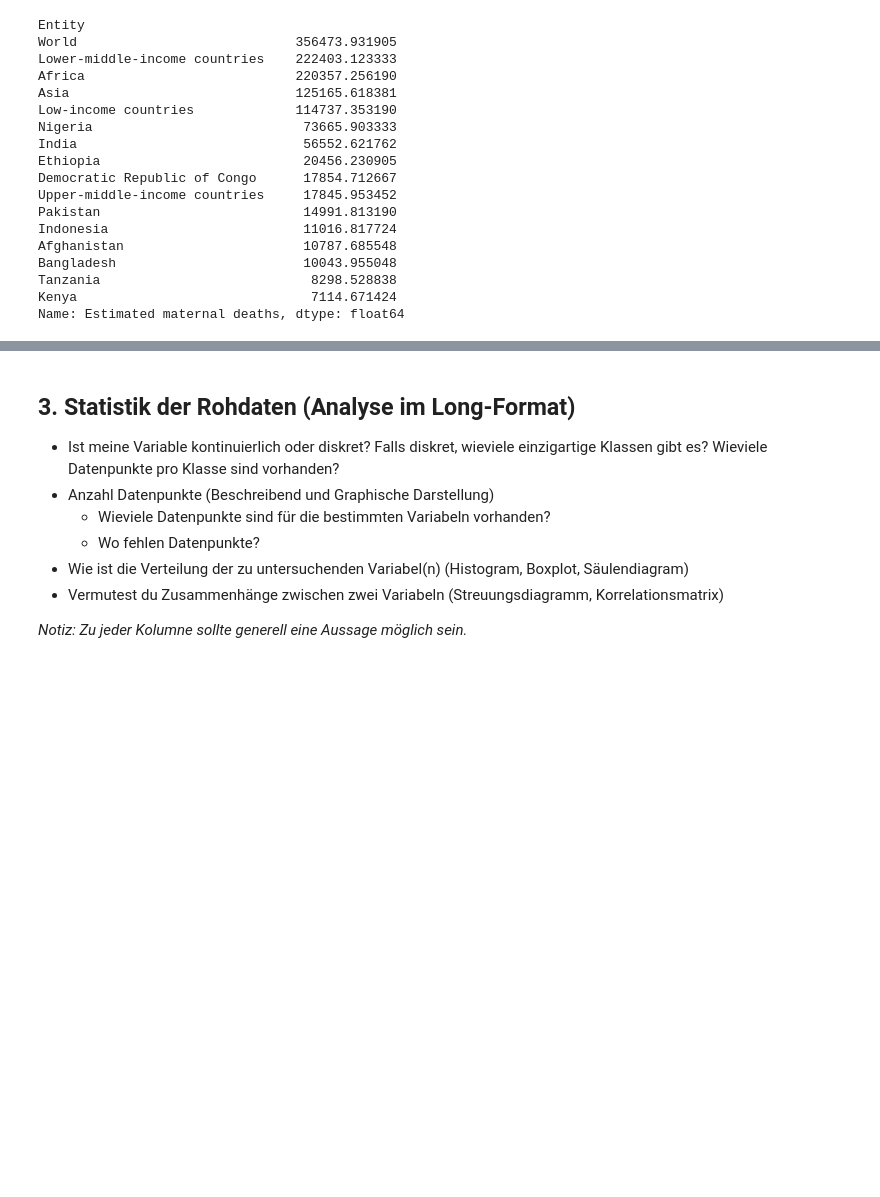
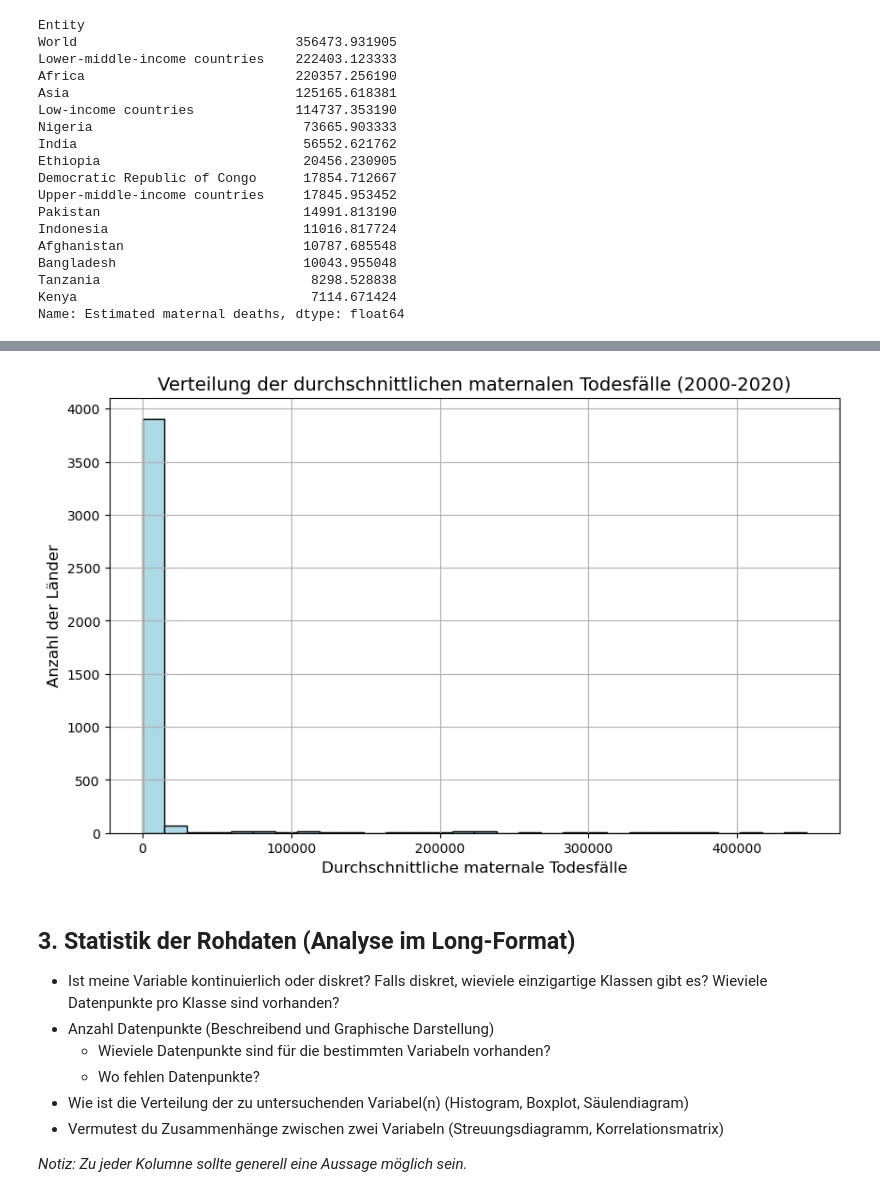
Before and after one commit to naulichi/PandasLN, a Jupyter notebook: Leistungsnachweis_NauliChiara.ipynb, the cells around one changed output, grey strips where cells are left out. Cells and saved outputs as stored; diff of their text form; code cells hidden in the pictures; blank space fills up the shorter version.

```diff
--- a/Leistungsnachweis_NauliChiara.ipynb
+++ b/Leistungsnachweis_NauliChiara.ipynb
@@ -109,3 +110,15 @@ plt.show()
+# %%
+# Histogramm der durchschnittlichen Sterblichkeitsraten aller Länder im Zeitraum 2000-2020
+
+plt.figure(figsize=(10, 6))
+plt.hist(df_filtered['Estimated maternal deaths'], bins=30, edgecolor='black', color='lightblue')
+plt.title('Verteilung der durchschnittlichen maternalen Todesfälle (2000-2020)', fontsize=14)
+plt.xlabel('Durchschnittliche maternale Todesfälle', fontsize=12)
+plt.ylabel('Anzahl der Länder', fontsize=12)
+plt.grid(True)
+plt.show()
+# %% [output]
+[figure, added]
 # %% [markdown]
 ## 3. Statistik der Rohdaten (Analyse im Long-Format)
 - Ist meine Variable kontinuierlich oder diskret? Falls diskret, wieviele einzigartige Klassen gibt es? Wieviele Datenpunkte pro Klasse sind vorhanden?
```
Also changed, not shown: parts of 4 cells of this notebook, 1 other file.
